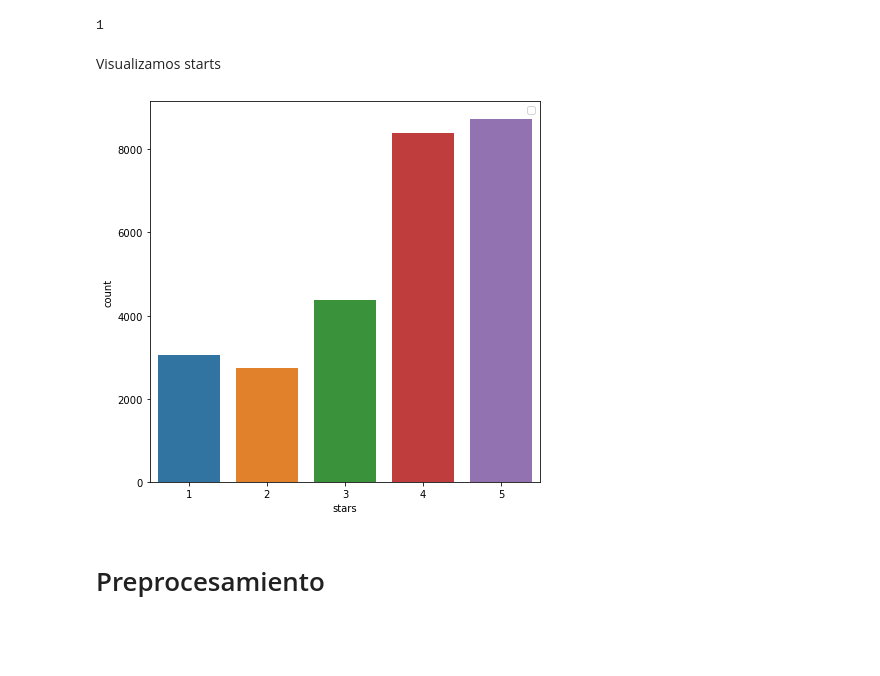
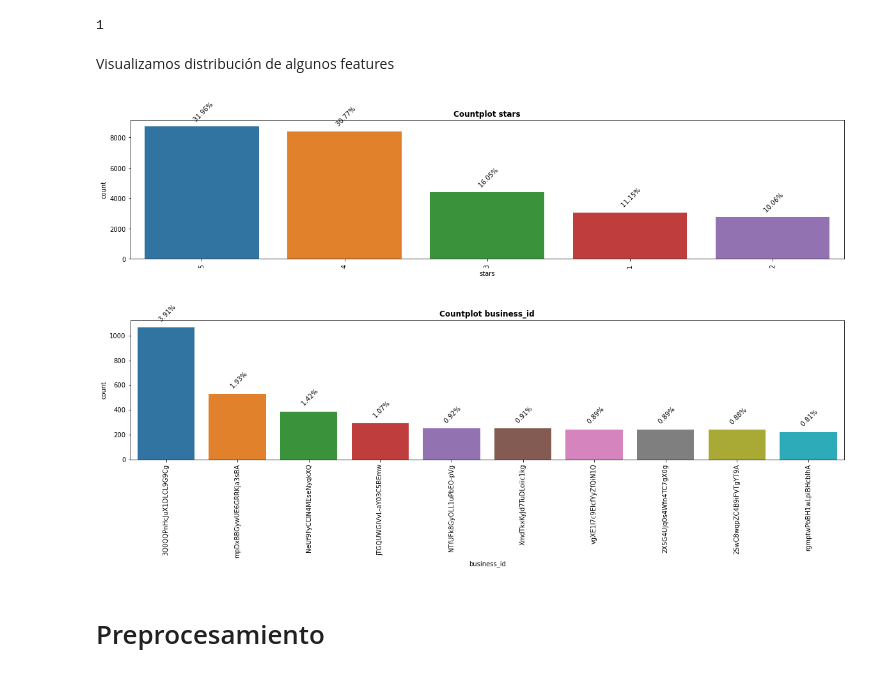
Before and after one commit to ivanjavierparra/Data-Science-Sprint-2, a Jupyter notebook: Segunda_entrega_NLP.ipynb, the cells around one changed output. Cells and saved outputs as stored; diff of their text form; code cells hidden in the pictures; blank space fills up the shorter version.

Commit message:
Graficos countplot

```diff
--- a/Segunda_entrega_NLP.ipynb
+++ b/Segunda_entrega_NLP.ipynb
@@ -112,15 +114,36 @@ df['votes.useful'].nunique()
 df['type'].nunique()
 # %% [output]
 1
-# %% [markdown]
-Visualizamos starts
-# %%
-plt.figure(figsize = (7, 7))
-sns.countplot(x='stars', data=df, dodge=False)
-plt.legend('')
-plt.show()
-# %% [output]
-[figure, removed]
+# %% [markdown]
+Visualizamos distribución de algunos features
+# %%
+def graficar_countplot(df, features):
+    ncount=len(df)
+
+    for i, feature in enumerate(features):
+
+        plt.figure(figsize=(20,4))
+
+        ax = sns.countplot(x=df[feature], order=df[feature].value_counts().iloc[:10].index)
+        ax.set_title(f'Countplot {feature}',fontdict={'fontsize': 12,'fontweight':'bold'})
+        ax.tick_params(axis='x', rotation=45)
+
+
+        for p in ax.patches:
+            x=p.get_bbox().get_points()[:,0]
+            y=p.get_bbox().get_points()[1,1]
+            ax.annotate('   {:.2f}% '.format(100.*y/ncount), (x.mean(), y),
+                ha='center', va='bottom',rotation=45)
+
+        plt.xticks(rotation=90)
+        plt.show()
+# %%
+features = ['stars','business_id', '']
+
+graficar_countplot(df, features)
+# %% [output]
+[figure, added]
+[figure, added]
 # %% [markdown]
 # Preprocesamiento
 # %% [markdown]
```
Also changed, not shown: parts of 3 cells of this notebook.
